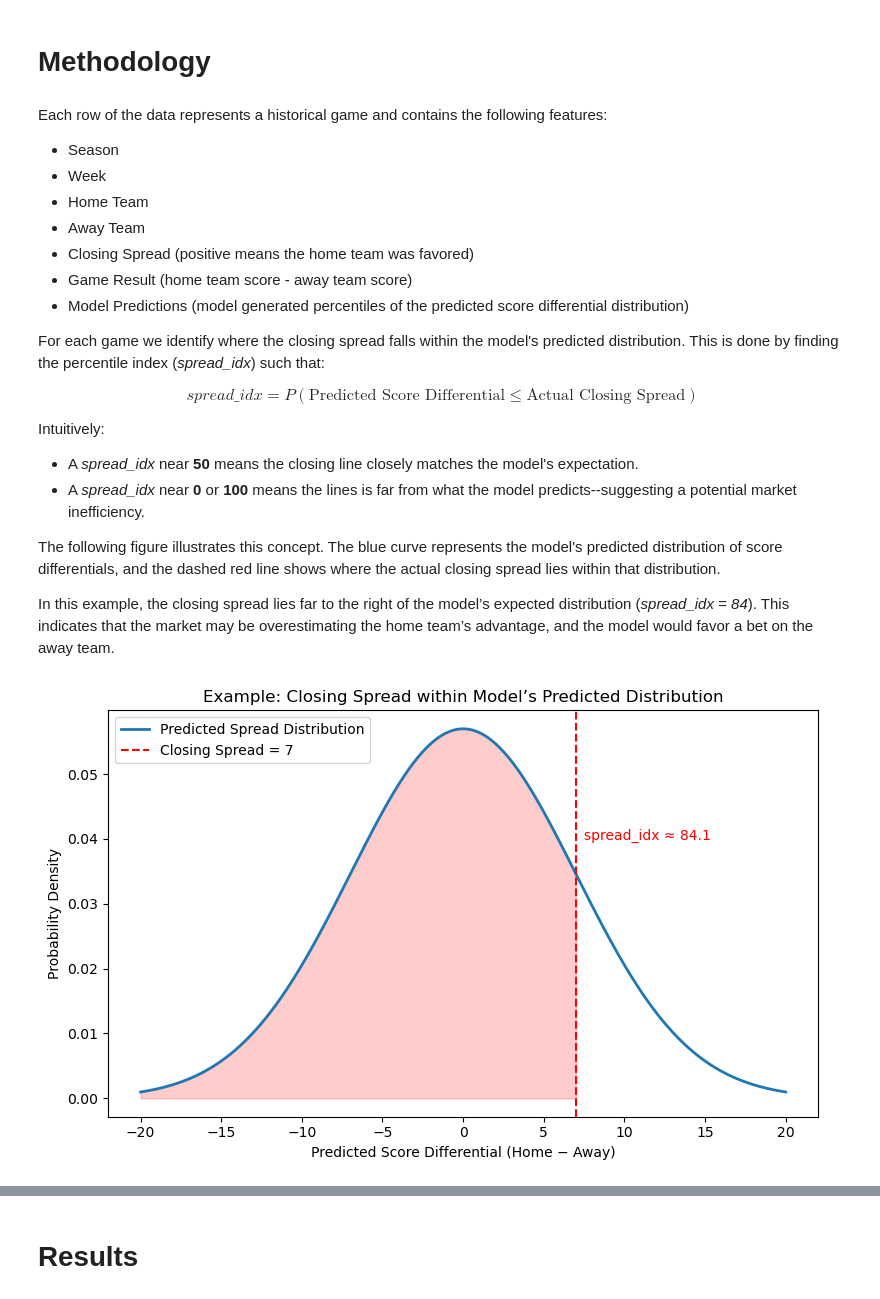
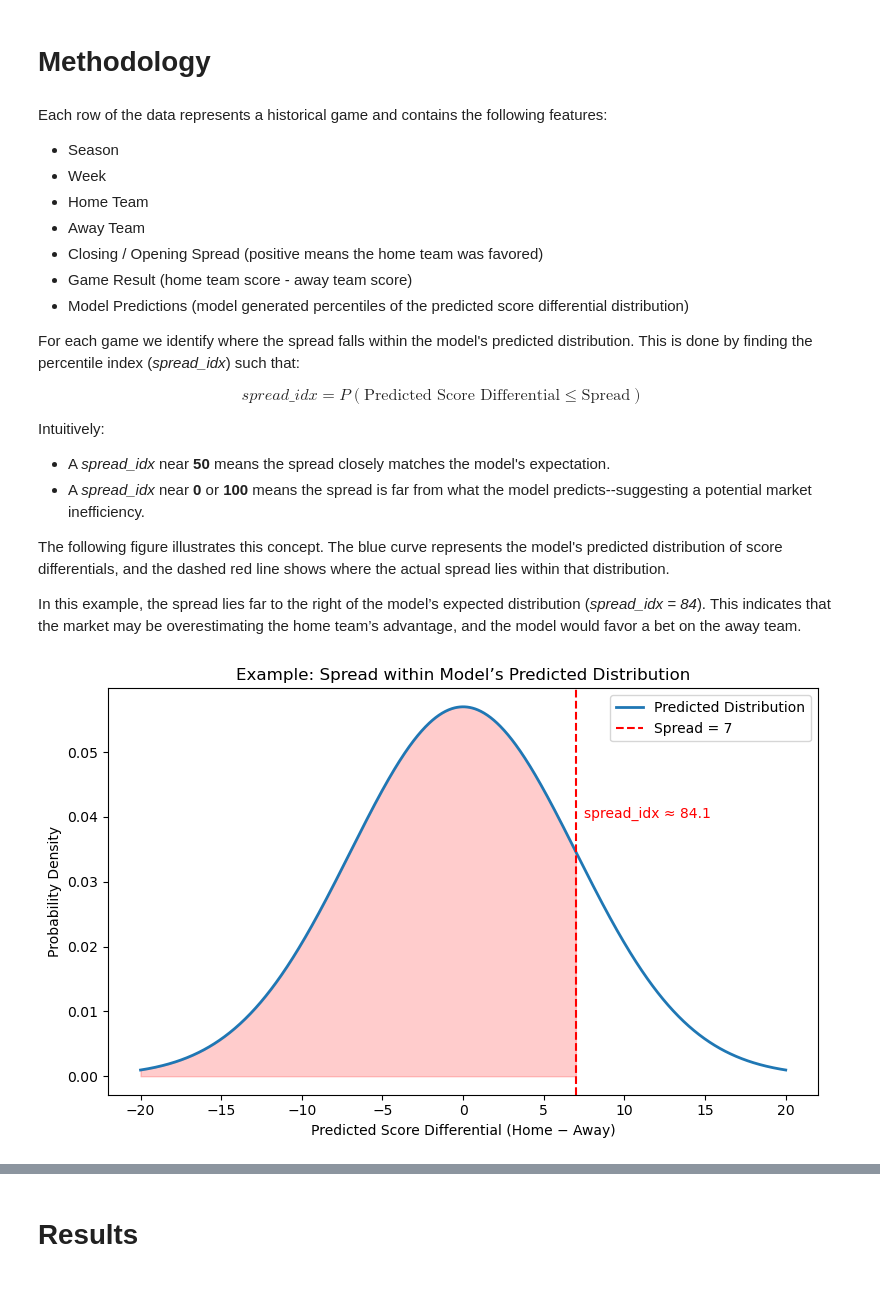
Before and after one commit to iggysiegel/NFL, a Jupyter notebook: notebooks/Evaluation.ipynb, the cells around one changed output, grey strips where cells are left out. Cells and saved outputs as stored; diff of their text form; code cells hidden in the pictures.

Commit message:
Update notebook with new model

```diff
--- a/notebooks/Evaluation.ipynb
+++ b/notebooks/Evaluation.ipynb
@@ -50,50 +38,48 @@ Each row of the data represents a historical game and contains the following fea
 - Week
 - Home Team
 - Away Team
-- Closing Spread (positive means the home team was favored)
+- Closing / Opening Spread (positive means the home team was favored)
 - Game Result (home team score - away team score)
 - Model Predictions (model generated percentiles of the predicted score differential distribution)
 
-For each game we identify where the closing spread falls within the model's predicted distribution. This is done by finding the percentile index (*spread_idx*) such that:
+For each game we identify where the spread falls within the model's predicted distribution. This is done by finding the percentile index (*spread_idx*) such that:
 
 $$
-spread\_idx = P(\text{Predicted Score Differential} \leq \text{Actual Closing Spread})
+spread\_idx = P(\text{Predicted Score Differential} \leq \text{Spread})
 $$
 
 Intuitively:
-- A *spread_idx* near **50** means the closing line closely matches the model's expectation.
-- A *spread_idx* near **0** or **100** means the lines is far from what the model predicts--suggesting a potential market inefficiency.
+- A *spread_idx* near **50** means the spread closely matches the model's expectation.
+- A *spread_idx* near **0** or **100** means the spread is far from what the model predicts--suggesting a potential market inefficiency.
 
-The following figure illustrates this concept. The blue curve represents the model's predicted distribution of score differentials, and the dashed red line shows where the actual closing spread lies within that distribution.
+The following figure illustrates this concept. The blue curve represents the model's predicted distribution of score differentials, and the dashed red line shows where the actual spread lies within that distribution.
 
-In this example, the closing spread lies far to the right of the model’s expected distribution (*spread_idx = 84*). This indicates that the market may be overestimating the home team’s advantage, and the model would favor a bet on the away team.
+In this example, the spread lies far to the right of the model’s expected distribution (*spread_idx = 84*). This indicates that the market may be overestimating the home team’s advantage, and the model would favor a bet on the away team.
 # %%
 x = np.linspace(-20, 20, 1000)
 mean, std = 0, 7
 pdf = norm.pdf(x, mean, std)
-closing_spread = 7
+spread = 7
 
 plt.figure(figsize=(8, 5))
-plt.plot(x, pdf, label="Predicted Spread Distribution", lw=2)
+plt.plot(x, pdf, label="Predicted Distribution", lw=2)
 plt.axvline(
-    closing_spread,
+    spread,
     color="red",
     linestyle="--",
-    label=f"Closing Spread = {closing_spread}",
+    label=f"Spread = {spread}",
 )
-plt.fill_between(x, 0, pdf, where=(x <= closing_spread), color="red", alpha=0.2)
-percentile = norm.cdf(closing_spread, mean, std) * 100
-plt.text(
-    closing_spread + 0.5, max(pdf) * 0.7, f"spread_idx ≈ {percentile:.1f}", color="red"
-)
-plt.title("Example: Closing Spread within Model’s Predicted Distribution")
+plt.fill_between(x, 0, pdf, where=(x <= spread), color="red", alpha=0.2)
+percentile = norm.cdf(spread, mean, std) * 100
+plt.text(spread + 0.5, max(pdf) * 0.7, f"spread_idx ≈ {percentile:.1f}", color="red")
+plt.title("Example: Spread within Model’s Predicted Distribution")
 plt.xlabel("Predicted Score Differential (Home − Away)")
 plt.ylabel("Probability Density")
 plt.legend()
 plt.tight_layout()
 plt.show()
 # %% [output]
-[figure, old version]
+[figure, new version]
 # %% [markdown]
 To express the *spread_idx* in a simple, human-understandable way, we define:
 
```
Also changed, not shown: parts of 17 cells of this notebook.
